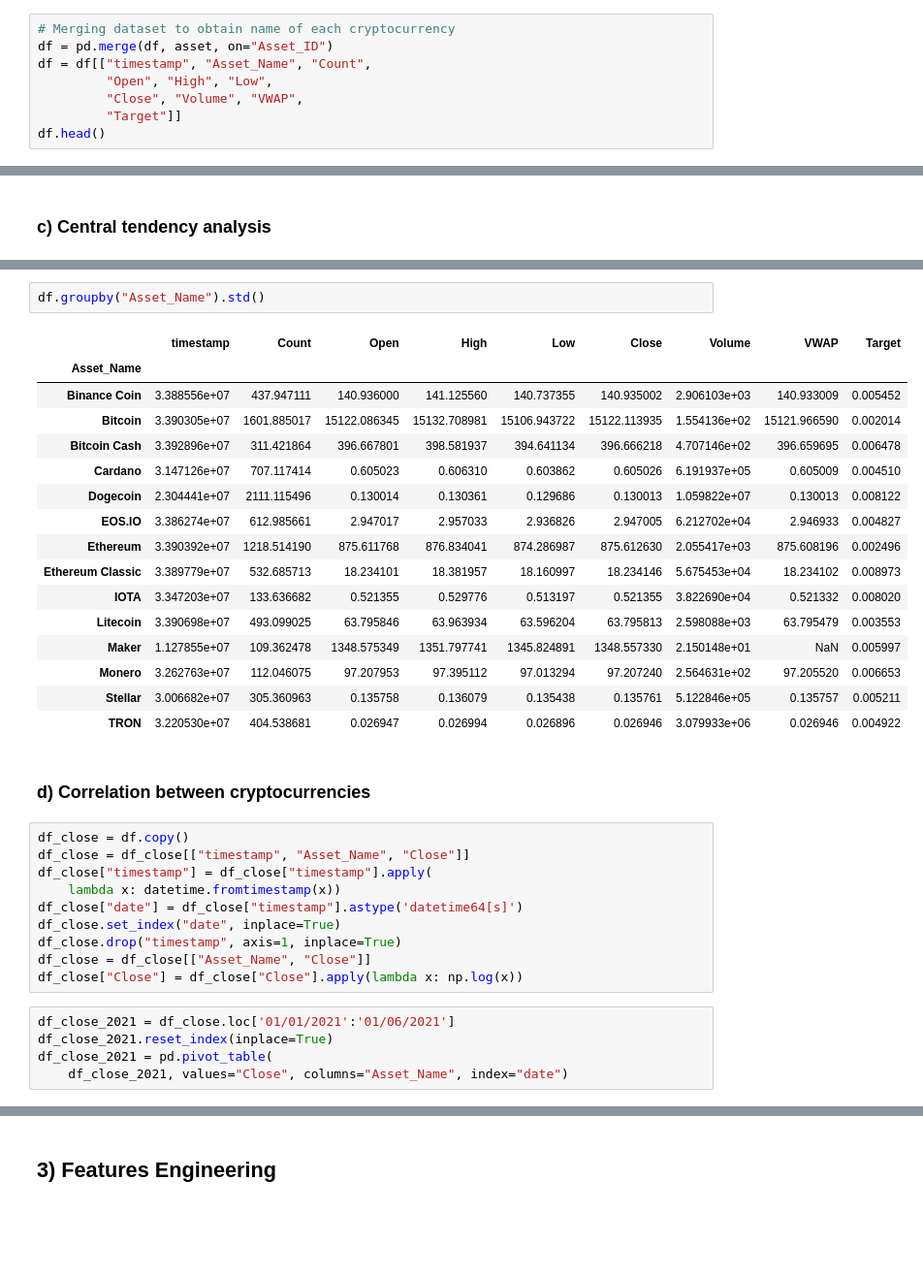
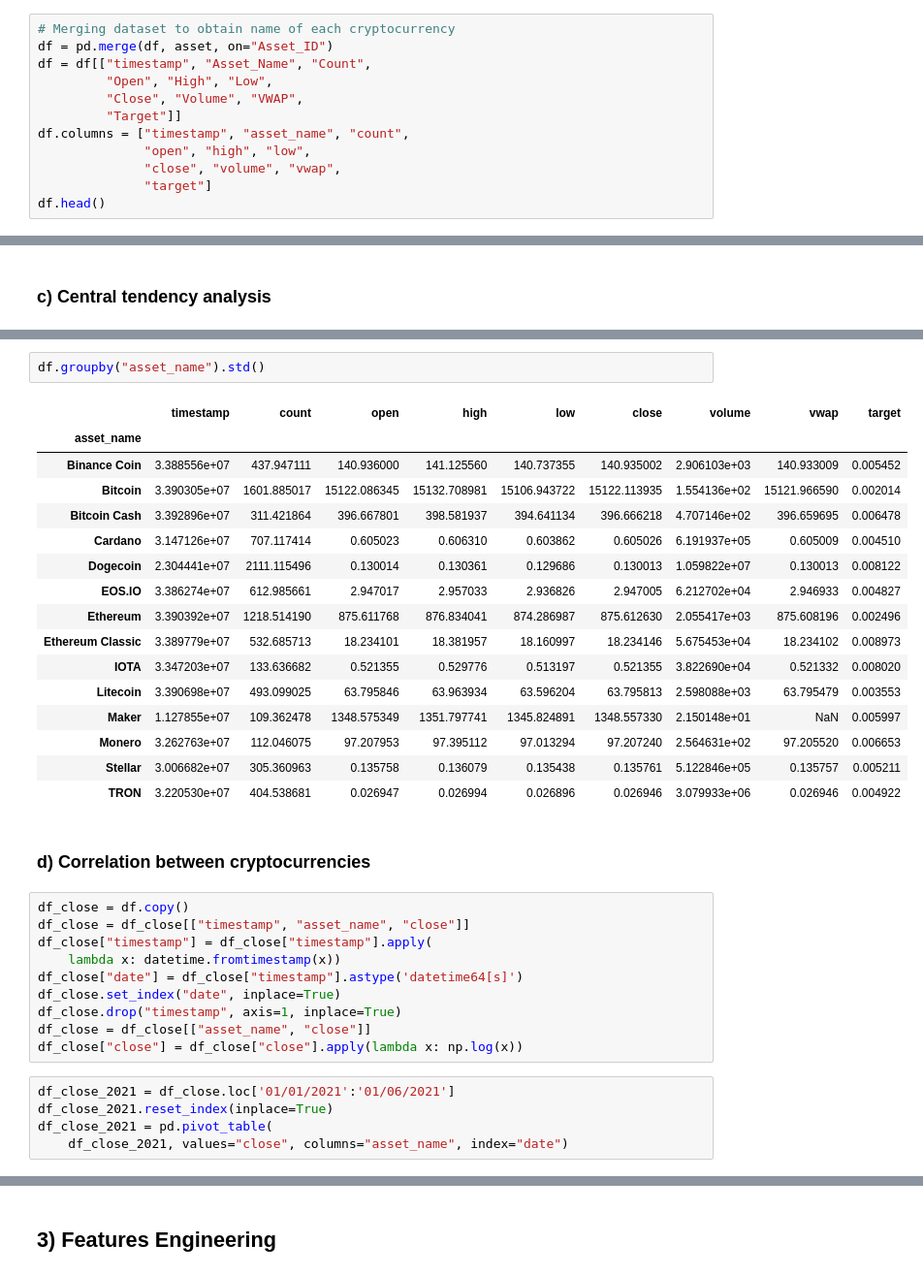
Before and after one commit to Sylvariane/Kaggle_cryptocurrencies_forecasting, a Jupyter notebook: P08_01_notebook.ipynb, the cells around one changed output, grey strips where cells are left out. Shown at 97% size. Cells and saved outputs as stored; diff of their text form; blank space fills up the shorter version.

```diff
--- a/P08_01_notebook.ipynb
+++ b/P08_01_notebook.ipynb
@@ -129,5 +131,9 @@ df = df[["timestamp", "Asset_Name", "Count",
          "Open", "High", "Low",
          "Close", "Volume", "VWAP",
          "Target"]]
+df.columns = ["timestamp", "asset_name", "count",
+              "open", "high", "low",
+              "close", "volume", "vwap",
+              "target"]
 df.head()
 # %% [output]
@@ -319,8 +390,8 @@ df.groupby("Asset_Name").median()
 # %%
-df.groupby("Asset_Name").std()
+df.groupby("asset_name").std()
 # %% [output]
-|  | timestamp | Count | Open | High | Low | Close | Volume | VWAP | Target |
-| Asset_Name |  |  |  |  |  |  |  |  |  |
+|  | timestamp | count | open | high | low | close | volume | vwap | target |
+| asset_name |  |  |  |  |  |  |  |  |  |
 | Binance Coin | 3.388556e+07 | 437.947111 | 140.936000 | 141.125560 | 140.737355 | 140.935002 | 2.906103e+03 | 140.933009 | 0.005452 |
 | Bitcoin | 3.390305e+07 | 1601.885017 | 15122.086345 | 15132.708981 | 15106.943722 | 15122.113935 | 1.554136e+02 | 15121.966590 | 0.002014 |
 | Bitcoin Cash | 3.392896e+07 | 311.421864 | 396.667801 | 398.581937 | 394.641134 | 396.666218 | 4.707146e+02 | 396.659695 | 0.006478 |
@@ -339,19 +410,19 @@ df.groupby("Asset_Name").std()
 ### d) Correlation between cryptocurrencies
 # %%
 df_close = df.copy()
-df_close = df_close[["timestamp", "Asset_Name", "Close"]]
+df_close = df_close[["timestamp", "asset_name", "close"]]
 df_close["timestamp"] = df_close["timestamp"].apply(
     lambda x: datetime.fromtimestamp(x))
 df_close["date"] = df_close["timestamp"].astype('datetime64[s]')
 df_close.set_index("date", inplace=True)
 df_close.drop("timestamp", axis=1, inplace=True)
-df_close = df_close[["Asset_Name", "Close"]]
-df_close["Close"] = df_close["Close"].apply(lambda x: np.log(x))
+df_close = df_close[["asset_name", "close"]]
+df_close["close"] = df_close["close"].apply(lambda x: np.log(x))
 # %%
 df_close_2021 = df_close.loc['01/01/2021':'01/06/2021']
 df_close_2021.reset_index(inplace=True)
 df_close_2021 = pd.pivot_table(
-    df_close_2021, values="Close", columns="Asset_Name", index="date")
+    df_close_2021, values="close", columns="asset_name", index="date")
 # %%
 plt.figure(figsize=(15, 15))
 sns.heatmap(df_close_2021.diff().corr(),
```
Also changed, not shown: parts of 50 cells of this notebook.
